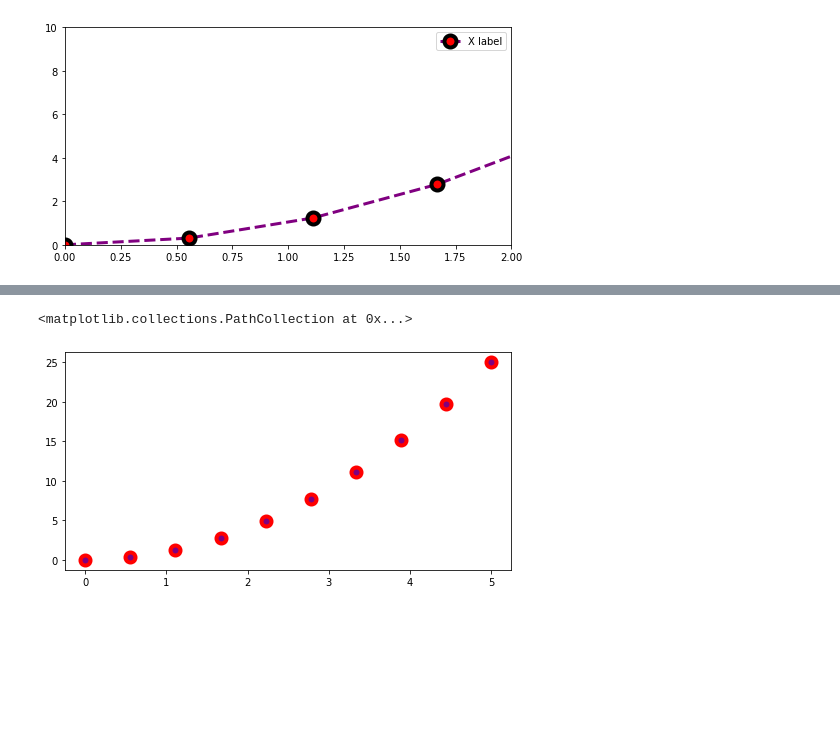
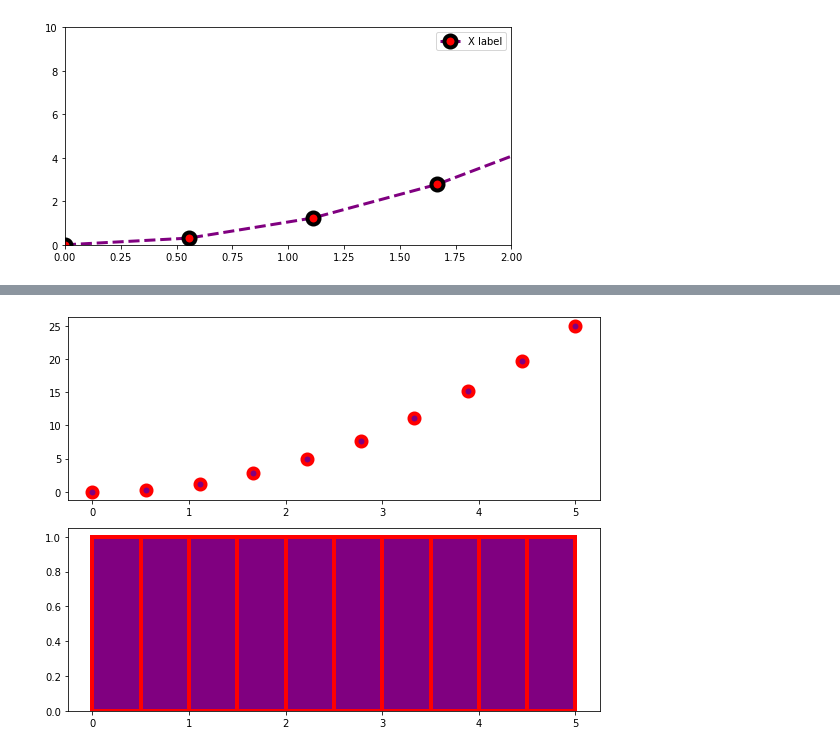
Before and after one commit to raihanromzi/artificial-intelligence, a Jupyter notebook: DS/matplotlib.ipynb, the cells around one changed output, grey strips where cells are left out. Drawn from its saved outputs; the diff is of its cells as text; code cells hidden in the pictures; blank space fills up the shorter version.

```diff
--- a/DS/matplotlib.ipynb
+++ b/DS/matplotlib.ipynb
@@ -162,6 +163,7 @@ ax.plot(x, y, color='purple', linewidth=4, linestyle='-', alpha=1, marker='o', m
 # %%
-fig, ax = plt.subplots(nrows=1, ncols=1, figsize=(8, 4))
-ax.scatter(x, y, label='X label', color='purple', s=100, marker='o', edgecolor='red', linewidth=4)
+fig, ax = plt.subplots(nrows=2, ncols=1, figsize=(8, 6))
+ax[0].scatter(x, y, label='X label', color='purple', s=100, marker='o', edgecolor='red', linewidth=4)
+ax[1].hist(x, bins=10, color='purple', edgecolor='red', linewidth=4)
+fig.tight_layout()
 # %% [output]
-<matplotlib.collections.PathCollection at 0x...>
-[figure, old version]
+[figure, new version]
```
Also changed, not shown: parts of 1 cell of this notebook, 1 other file.
